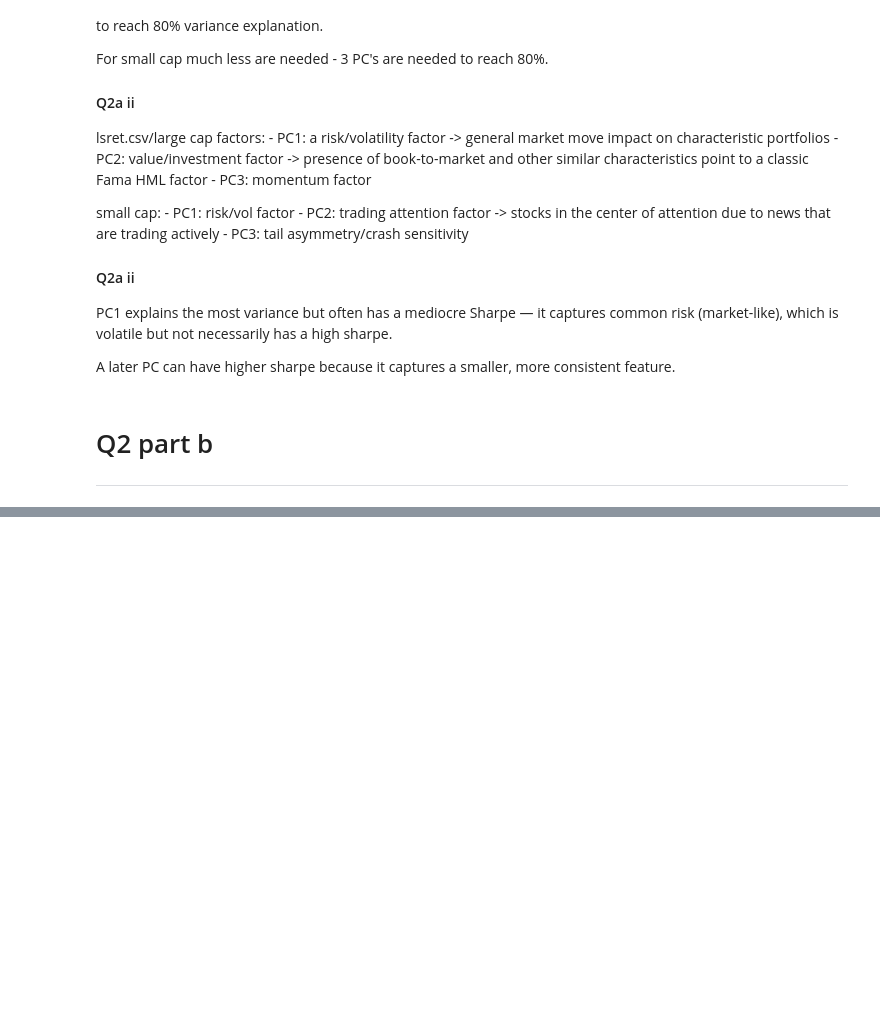
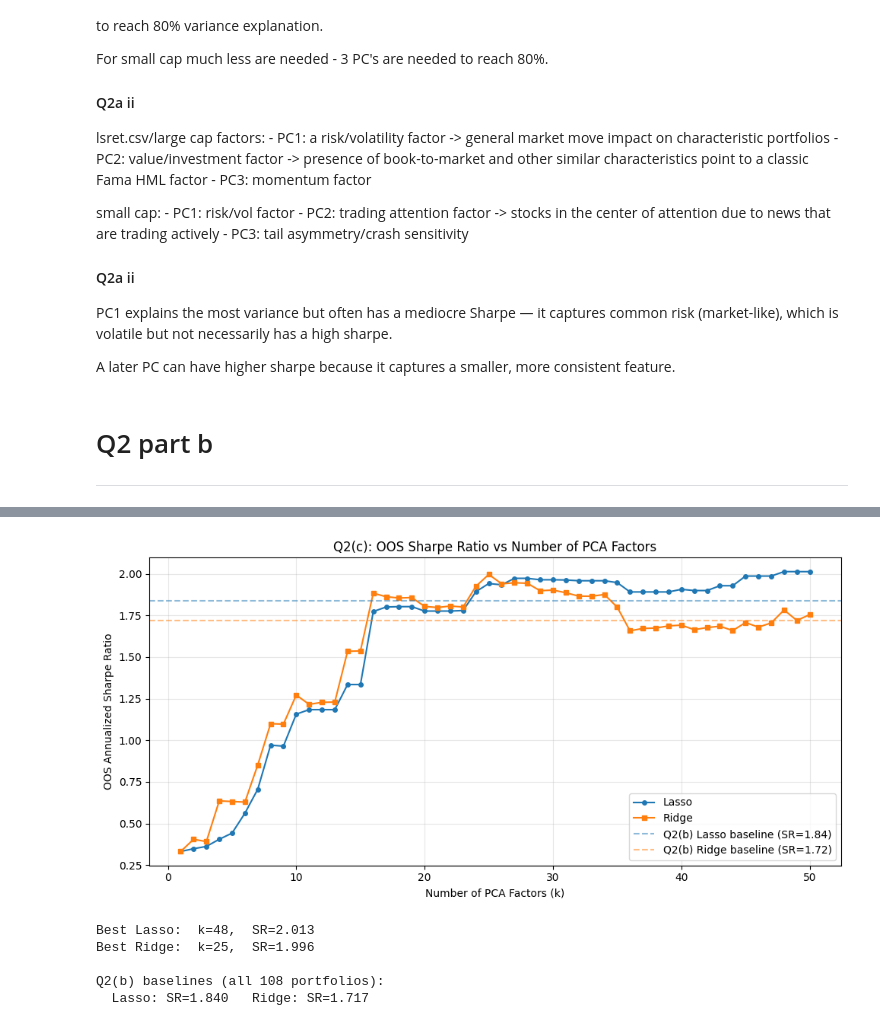
Before and after one commit to OlegGlo/ML-for-finance-HW, a Jupyter notebook: PSet2/HW2p2.ipynb, the cells around one changed output, grey strips where cells are left out. Saved outputs shown, nothing was run; the diff lists cells and outputs as text; code cells hidden in the pictures; blank space fills up the shorter version.

```diff
--- a/PSet2/HW2p2.ipynb
+++ b/PSet2/HW2p2.ipynb
@@ -303,0 +403,79 @@ A later PC can have higher sharpe because it captures a smaller, more consistent
+# %%
+# ============================================================================
+# Q2(c): Sweep over number of PCA factors — indicator regression
+# ============================================================================
+# Key: scale by std only (with_mean=False) so mean returns are preserved.
+# PCA finds the principal directions; we project the UN-CENTERED scaled data
+# onto them so that indicator regression can exploit the mean signal.
+
+# Scale by std only (same philosophy as Q2b)
+scaler_c = StandardScaler(with_mean=False)
+X_train_sc_c = scaler_c.fit_transform(X_train)
+X_test_sc_c  = scaler_c.transform(X_test)
+
+# Fit full PCA on training data (sklearn internally centers for SVD,
+# but we only use the components_ / eigenvectors)
+pca_c = PCA().fit(X_train_sc_c)
+
+max_k = 50
+ks = list(range(1, max_k + 1))
+sharpes_lasso_c = []
+sharpes_ridge_c = []
+
+with warnings.catch_warnings():
+    warnings.simplefilter("ignore")
+    for k in ks:
+        # Project UNCENTERED scaled data onto first k eigenvectors
+        V_k = pca_c.components_[:k].T          # (n_features, k)
+        Z_train = X_train_sc_c @ V_k
+        Z_test  = X_test_sc_c  @ V_k
+
+        # ---- Lasso ----
+        lasso_k = LassoCV(cv=5, max_iter=200000,
+                          fit_intercept=False, random_state=0)
+        lasso_k.fit(Z_train, y_train)
+        lasso_raw = Z_test @ lasso_k.coef_
+        lev = np.sum(np.abs(lasso_k.coef_))
+        sharpes_lasso_c.append(
+            annualized_sharpe(pd.Series(lasso_raw / lev)) if lev > 0 else np.nan
+        )
+
+        # ---- Ridge ----
+        ridge_k = RidgeCV(alphas=np.logspace(-3, 3, 50), cv=5,
+                          fit_intercept=False)
+        ridge_k.fit(Z_train, y_train)
+        ridge_raw = Z_test @ ridge_k.coef_
+        lev = np.sum(np.abs(ridge_k.coef_))
+        sharpes_ridge_c.append(
+            annualized_sharpe(pd.Series(ridge_raw / lev)) if lev > 0 else np.nan
+        )
+
+fig, ax = plt.subplots(figsize=(10, 5))
+ax.plot(ks, sharpes_lasso_c, marker='o', markersize=4, label='Lasso')
+ax.plot(ks, sharpes_ridge_c, marker='s', markersize=4, label='Ridge')
+ax.axhline(y=sr_lasso, color='C0', linestyle='--', alpha=0.5,
+           label=f'Q2(b) Lasso baseline (SR={sr_lasso:.2f})')
+ax.axhline(y=sr_ridge, color='C1', linestyle='--', alpha=0.5,
+           label=f'Q2(b) Ridge baseline (SR={sr_ridge:.2f})')
+ax.set_xlabel('Number of PCA Factors (k)')
+ax.set_ylabel('OOS Annualized Sharpe Ratio')
+ax.set_title('Q2(c): OOS Sharpe Ratio vs Number of PCA Factors')
+ax.legend()
+ax.grid(True, alpha=0.3)
+plt.tight_layout()
+plt.show()
+
+# Summary
+best_k_l = ks[int(np.nanargmax(sharpes_lasso_c))]
+best_k_r = ks[int(np.nanargmax(sharpes_ridge_c))]
+print(f"Best Lasso:  k={best_k_l},  SR={np.nanmax(sharpes_lasso_c):.3f}")
+print(f"Best Ridge:  k={best_k_r},  SR={np.nanmax(sharpes_ridge_c):.3f}")
+print(f"\nQ2(b) baselines (all 108 portfolios):")
+print(f"  Lasso: SR={sr_lasso:.3f}   Ridge: SR={sr_ridge:.3f}")
+# %% [output]
+[figure, added]
+Best Lasso:  k=48,  SR=2.013
+Best Ridge:  k=25,  SR=1.996
+
+Q2(b) baselines (all 108 portfolios):
+  Lasso: SR=1.840   Ridge: SR=1.717
```
Also changed, not shown: parts of 11 cells of this notebook, 1 other file.
